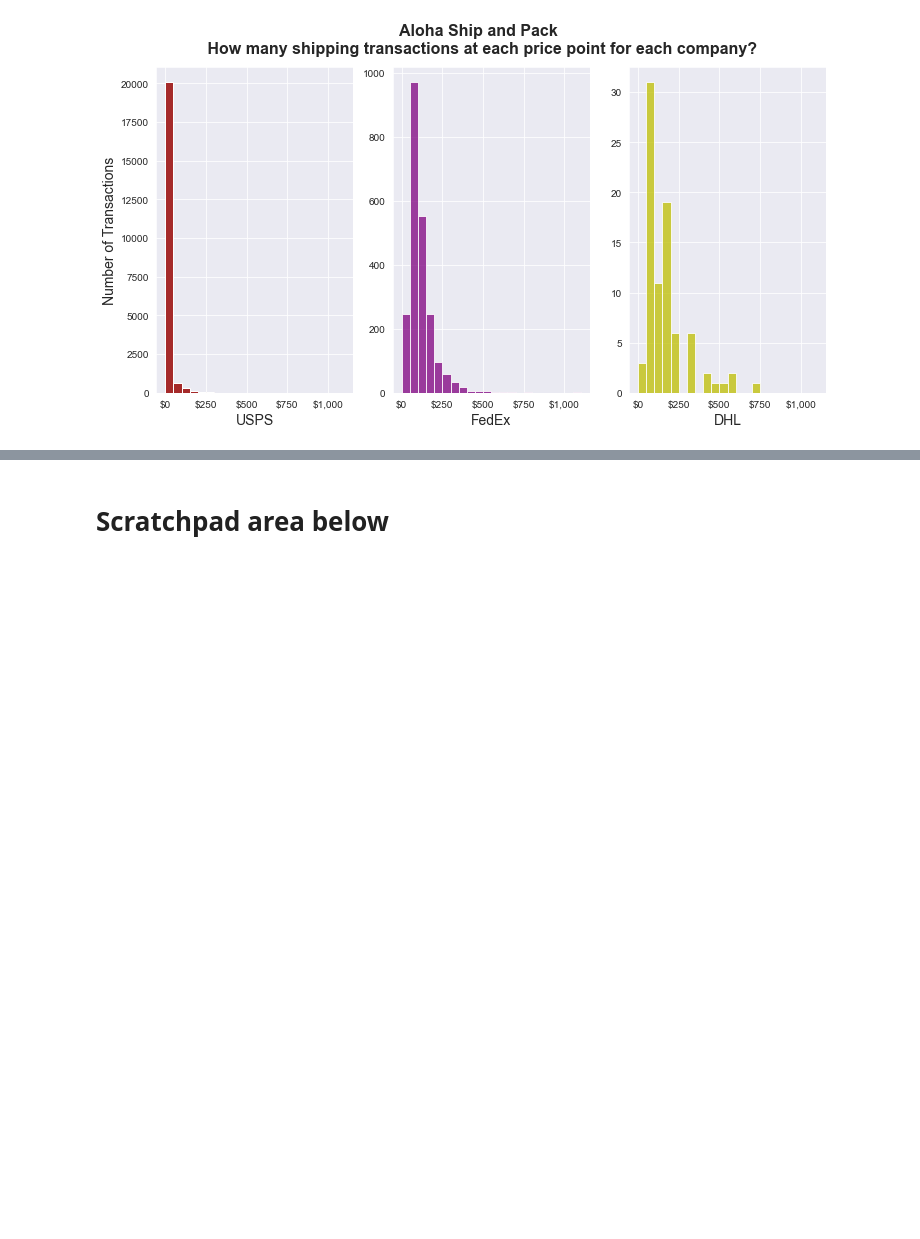
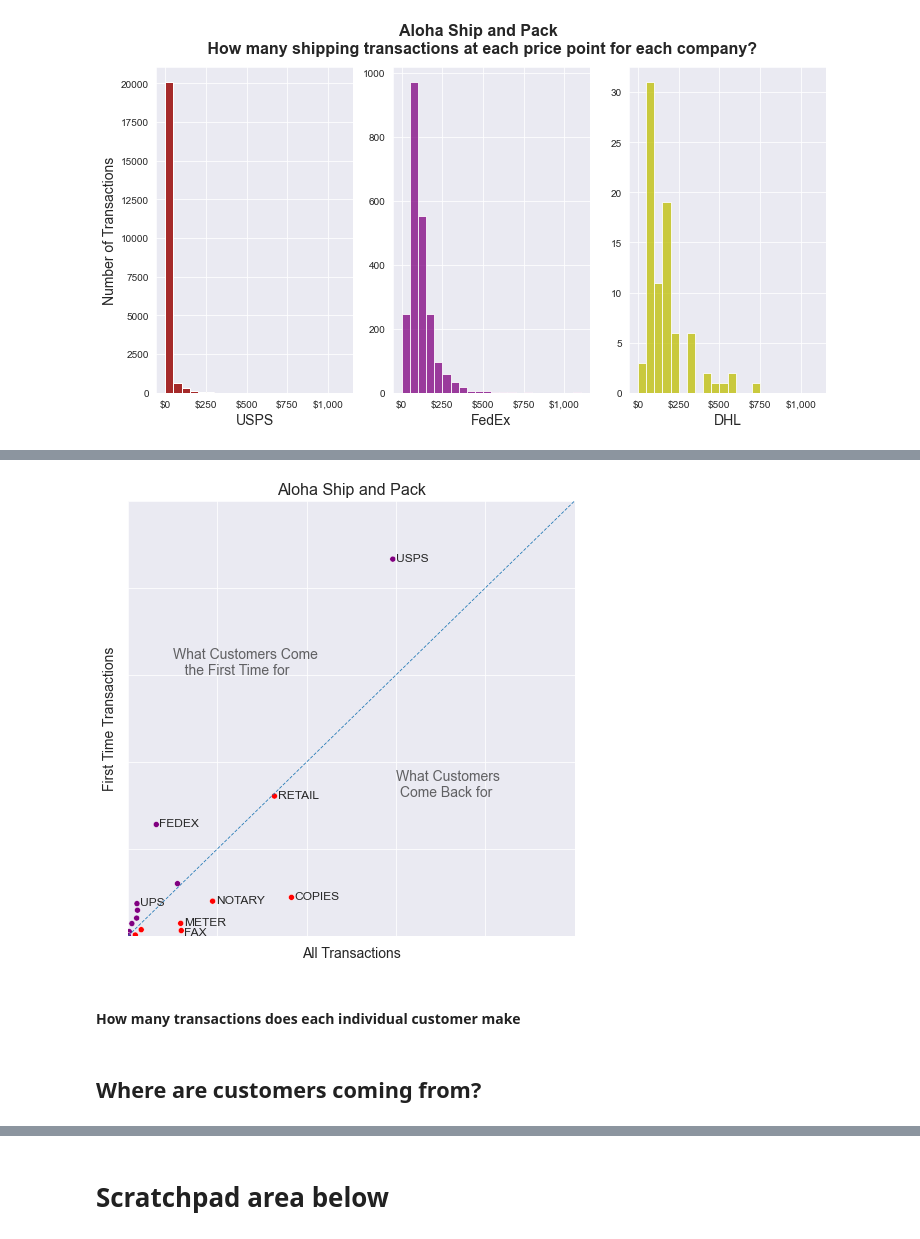
Before and after one commit to chapmanderek/ASAP-Analysis, a Jupyter notebook: asap_notebook.ipynb, the cells around one changed output, grey strips where cells are left out. Drawn from its saved outputs; the diff is of its cells as text; code cells hidden in the pictures; blank space fills up the shorter version.

```diff
--- a/asap_notebook.ipynb
+++ b/asap_notebook.ipynb
@@ -374,0 +576,60 @@ def write_first_transactions_to_file(first_trans):
+# %%
+i_df = pd.DataFrame(transactions.Department.value_counts(normalize=True))
+f_df = pd.DataFrame(first_transactions.original_trans.explode().value_counts(normalize=True))
+info_df = pd.merge(i_df, f_df, left_index=True, right_index=True)
+info_df.columns = ['All_Trans_Counts', 'First_Trans_Counts']
+value = info_df.All_Trans_Counts > info_df.First_Trans_Counts
+info_df['color'] = np.where(value, "red", 'plum')
+# %%
+X_OFFSET = 0.0035
+Y_OFFSET = -0.003
+BASE_FONT_SIZE = 14
+TITLE_FONT_SIZE = 16
+LABEL_FONT_SIZE = 12
+items_to_annotate = ['USPS', 'RETAIL', 'COPIES', 'FEDEX', 'NOTARY', 'FAX', 'UPS', 'METER']
+# sns.set_style('darkgrid')
+
+fig = plt.figure()
+fig.set_size_inches(8,8)
+
+g = sns.scatterplot(data=info_df, x='All_Trans_Counts', y='First_Trans_Counts', hue='color', palette=['purple','red'])
+
+g.set_xlim((0, 0.5))
+g.set_ylim((0, 0.5))
+g.axline(xy1=(0,0), slope=1, linewidth=0.8, dashes=(4,2))
+
+g.xaxis.set_ticklabels('')
+g.yaxis.set_ticklabels('')
+
+#annotations
+for i, (label, xy) in enumerate(info_df.iterrows()):
+    # if label in items_to_annotate:
+
+    if label in items_to_annotate:
+        if label == 'FAX':
+            g.annotate(text=label, xy=(xy[0] + X_OFFSET, xy[1] + Y_OFFSET-0.0025), fontsize=LABEL_FONT_SIZE)
+        else:
+            g.annotate(text=label, xy=(xy[0] + X_OFFSET, xy[1] + Y_OFFSET), fontsize=LABEL_FONT_SIZE)
+
+g.annotate("What Customers Come \n   the First Time for", xy=(0.05,0.3), fontsize=BASE_FONT_SIZE, alpha=0.7)
+g.annotate("What Customers \n Come Back for", xy=(0.3,0.16), fontsize=BASE_FONT_SIZE, alpha=0.7)
+#labels and titles
+g.yaxis.label.set_text("First Time Transactions")
+g.yaxis.label.set_fontsize(BASE_FONT_SIZE)
+g.xaxis.label.set_text("All Transactions")
+g.xaxis.label.set_fontsize(BASE_FONT_SIZE)
+_ = plt.title("Aloha Ship and Pack", fontsize=TITLE_FONT_SIZE)
+
+g.legend("")
+g.legend_.remove()
+
+sns.despine(bottom=False, top=True, left=True)
+
+plt.savefig("figures/all-trans_vs_1st-trans.jpg", bbox_inches='tight', dpi=800)
+plt.show()
+# %% [output]
+[figure, added]
+# %% [markdown]
+#### How many transactions does each individual customer make
+# %% [markdown]
+## Where are customers coming from?
```
Also changed, not shown: parts of 69 cells of this notebook, 8 other files.
